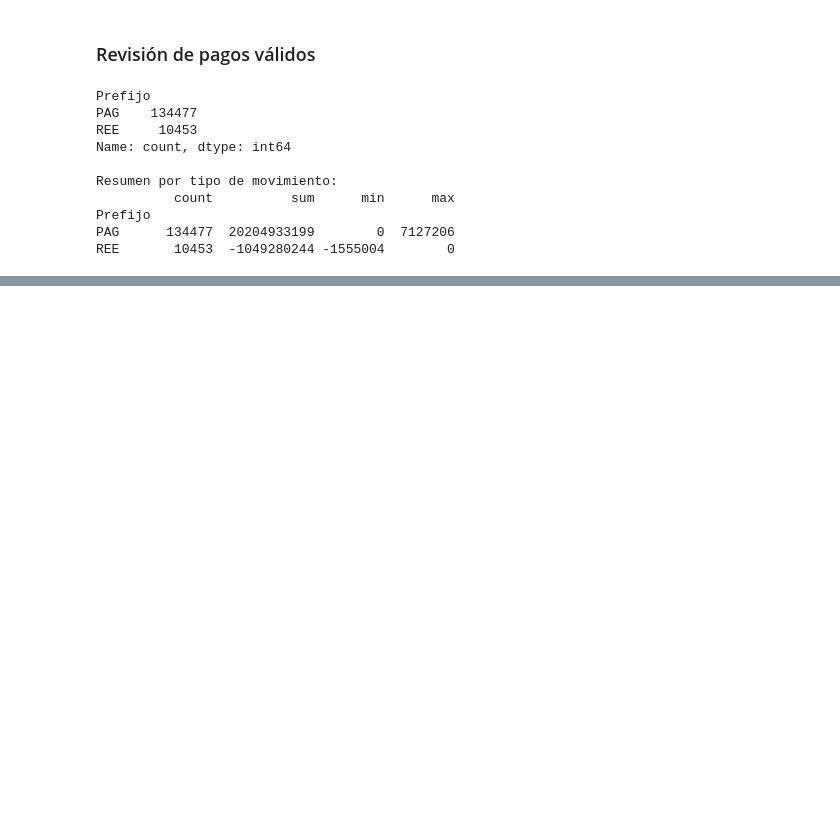
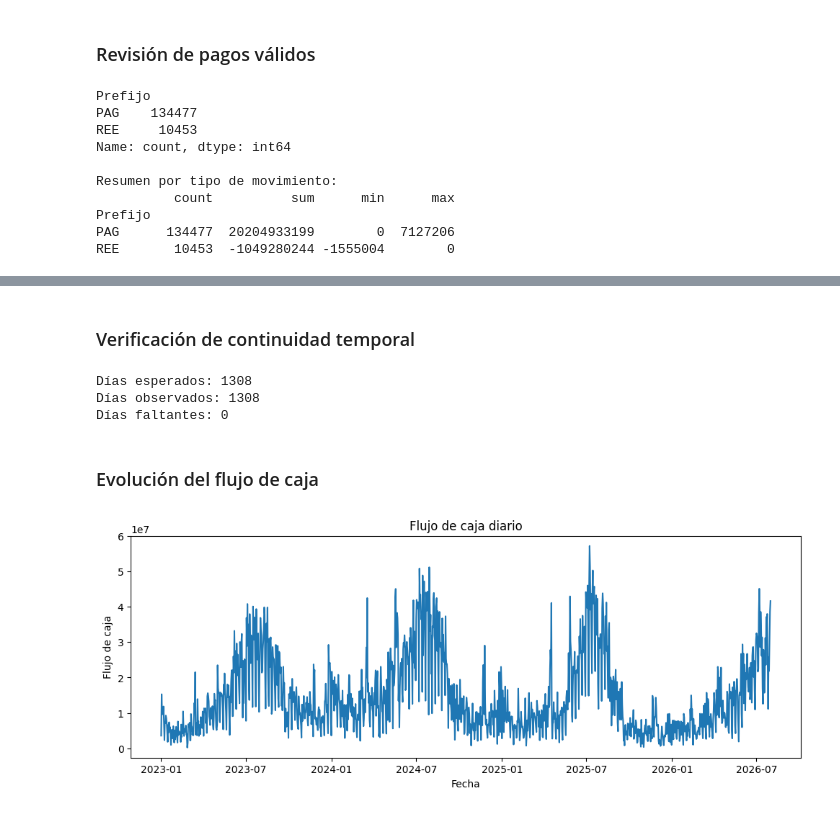
Before and after one commit to Vyena/ml_finance_teixeiradossantos, a Jupyter notebook: notebooks/Proyecto final/proyecto_flujo_caja.ipynb, the cells around one changed output, grey strips where cells are left out. Cells and saved outputs as stored; diff of their text form; code cells hidden in the pictures; blank space fills up the shorter version.

Commit message:
Construye y explora el flujo de caja diario

```diff
--- a/notebooks/Proyecto final/proyecto_flujo_caja.ipynb
+++ b/notebooks/Proyecto final/proyecto_flujo_caja.ipynb
@@ -182,0 +187,12 @@ REE       10453  -1049280244 -1555004        0
+# %%
+flujo_diario = (
+    df_pagos_validos
+    .groupby("Fecha", as_index=False)["Monto"]
+    .sum()
+    .rename(columns={"Monto": "Flujo_Caja"})
+)
+
+display(flujo_diario.head())
+
+print("Período:", flujo_diario["Fecha"].min(), "a", flujo_diario["Fecha"].max())
+print("Días con movimientos:", flujo_diario["Fecha"].nunique())
@@ -182,0 +208,28 @@ REE       10453  -1049280244 -1555004        0
+# %% [markdown]
+### Verificación de continuidad temporal
+# %%
+fechas_completas = pd.date_range(
+    start=flujo_diario["Fecha"].min(),
+    end=flujo_diario["Fecha"].max(),
+    freq="D"
+)
+
+print("Días esperados:", len(fechas_completas))
+print("Días observados:", flujo_diario["Fecha"].nunique())
+print("Días faltantes:", len(fechas_completas) - flujo_diario["Fecha"].nunique())
+# %% [output]
+Días esperados: 1308
+Días observados: 1308
+Días faltantes: 0
+# %% [markdown]
+### Evolución del flujo de caja
+# %%
+plt.figure(figsize=(12, 4))
+plt.plot(flujo_diario["Fecha"], flujo_diario["Flujo_Caja"])
+
+plt.title("Flujo de caja diario")
+plt.xlabel("Fecha")
+plt.ylabel("Flujo de caja")
+plt.show()
+# %% [output]
+[figure, added]
```
Also changed, not shown: parts of 6 cells of this notebook.
